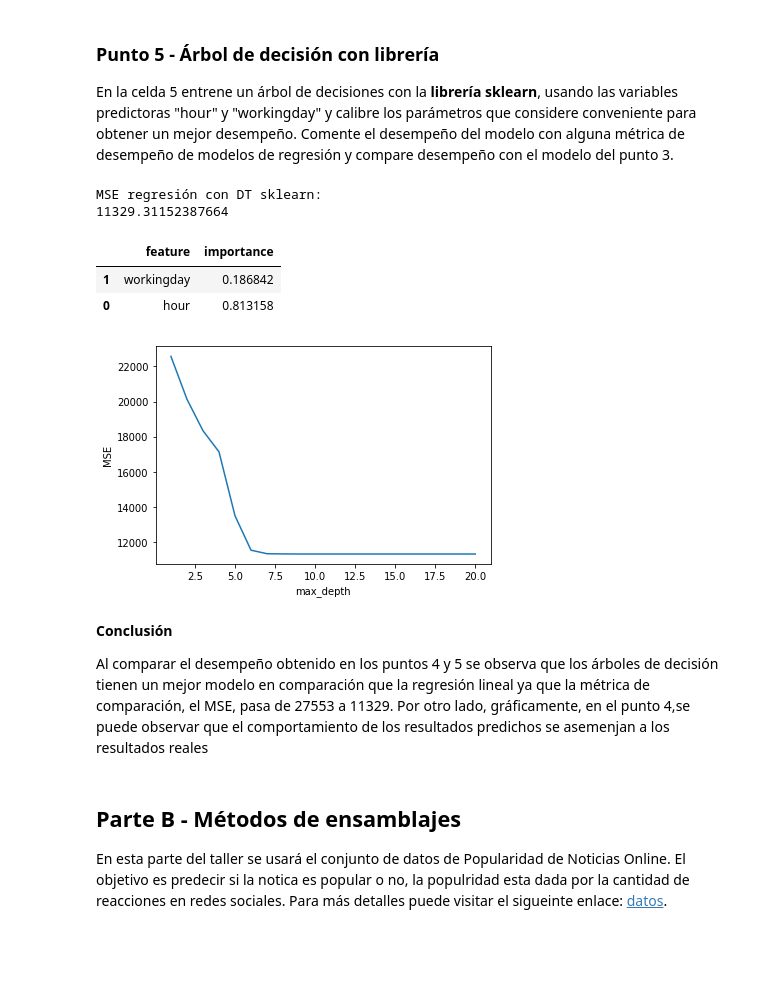
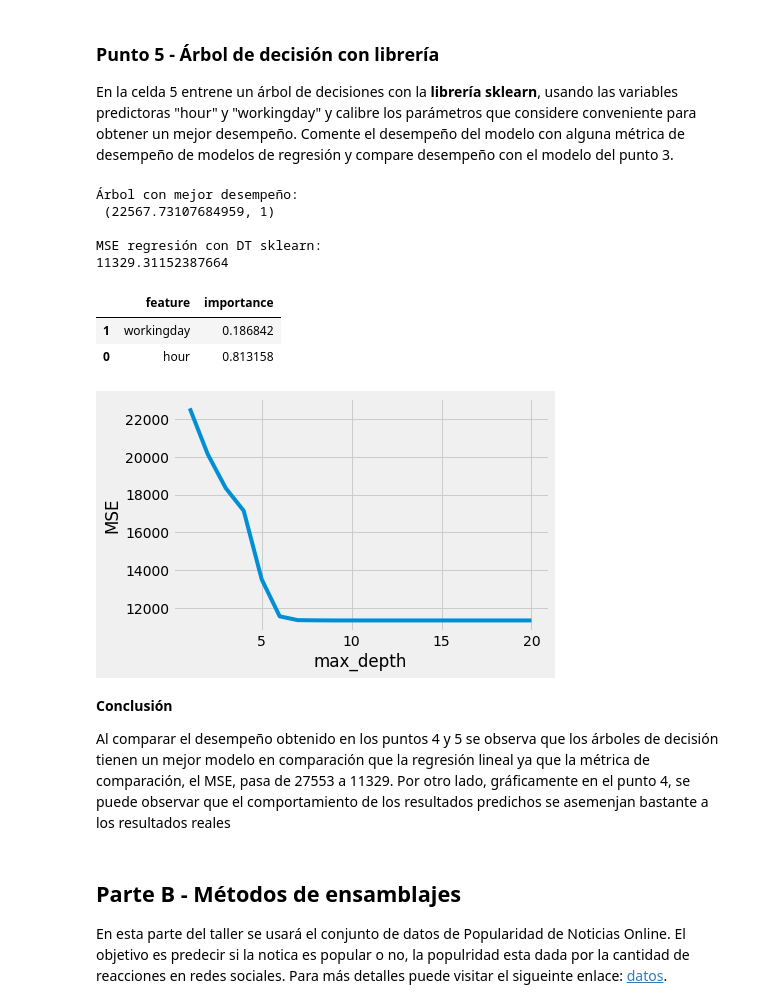
Before and after one commit to EdgarGM20/ML-NLP, a Jupyter notebook: S1TC1_arboles_ensamblajes.ipynb, the cells around one changed output. Drawn from its saved outputs; the diff is of its cells as text; code cells hidden in the pictures; blank space fills up the shorter version.

```diff
--- a/S1TC1_arboles_ensamblajes.ipynb
+++ b/S1TC1_arboles_ensamblajes.ipynb
@@ -112,0 +108,6 @@ Name: total, dtype: float64
+# %%
+# Gráfica del total, hora y workingday
+%matplotlib inline
+import matplotlib.pyplot as plt
+plt.style.use('fivethirtyeight')
+bikes.plot(kind='scatter', x='hour', y='total', c='workingday', colormap='jet', xlim=(0, 24)) #, ylim=(0, 250)
@@ -367,39 +390,42 @@ from sklearn.tree import DecisionTreeRegressor
 # Loop para obtener el desempeño del modelo de acuerdo con la máxima profundidad
 for depth in max_depth_range:
     # Definición del árbol de decisión usando DecisionTreeRegressor de la libreria sklearn
     clf = DecisionTreeRegressor(max_depth=depth, random_state=1)
     clf.fit(XTrain, yTrain)
     accuracy_scores.append(np.average(np.square(clf.predict(XTest) - yTotal)))
 
 # Gráfica max_depth versus RMSE (error del modelo)
 plt.plot(max_depth_range, accuracy_scores)
 plt.xlabel('max_depth')
 plt.ylabel('MSE')
 
 # Mejor accuracy (desempeño del modelo) y su correspondiente max_depth
-sorted(zip(accuracy_scores, max_depth_range))[::-1][0]
+print("Árbol con mejor desempeño: \n", sorted(zip(accuracy_scores, max_depth_range))[::-1][0],"\n")
 
 # max_depth=4 fue el mejor, se ajusta un árbol usando este valor
 clf_best = DecisionTreeRegressor(max_depth=6, random_state=1)
 clf_best.fit(XTrain, yTrain)
 
 MSEDT_sk = np.average(np.square(clf.predict(XTest) - yTotal))
 print('MSE regresión con DT sklearn:')
 print(MSEDT_sk)
 
 # Uso de la función .feature_importances_ para obtener la importancia de cada variable
 pd.DataFrame({'feature':['hour', 'workingday'], 'importance':clf_best.feature_importances_}).sort_values('importance')
 # %% [output]
+Árbol con mejor desempeño:
+ (22567.73107684959, 1)
+
 MSE regresión con DT sklearn:
 11329.31152387664
 |  | feature | importance |
 | 1 | workingday | 0.186842 |
 | 0 | hour | 0.813158 |
-[figure, old version]
+[figure, new version]
 # %% [markdown]
 **Conclusión**
 
-Al comparar el desempeño obtenido en los puntos  4 y 5 se observa que los árboles de decisión tienen un mejor modelo en comparación que la regresión lineal ya que la métrica de comparación, el MSE, pasa de 27553 a 11329. Por otro lado, gráficamente, en el punto 4,se puede observar que el comportamiento de los resultados predichos se asemenjan a los resultados reales
+Al comparar el desempeño obtenido en los puntos  4 y 5 se observa que los árboles de decisión tienen un mejor modelo en comparación que la regresión lineal ya que la métrica de comparación, el MSE, pasa de 27553 a 11329. Por otro lado, gráficamente en el punto 4, se puede observar que el comportamiento de los resultados predichos se asemenjan bastante a los resultados reales
 # %% [markdown]
 ## Parte B - Métodos de ensamblajes
 En esta parte del taller se usará el conjunto de datos de Popularidad de Noticias Online. El objetivo es predecir si la notica es popular o no, la populridad esta dada por la cantidad de reacciones en redes sociales. Para más detalles puede visitar el sigueinte enlace: [datos](https://archive.ics.uci.edu/ml/datasets/online+news+popularity).
```
Also changed, not shown: parts of 10 cells of this notebook.
